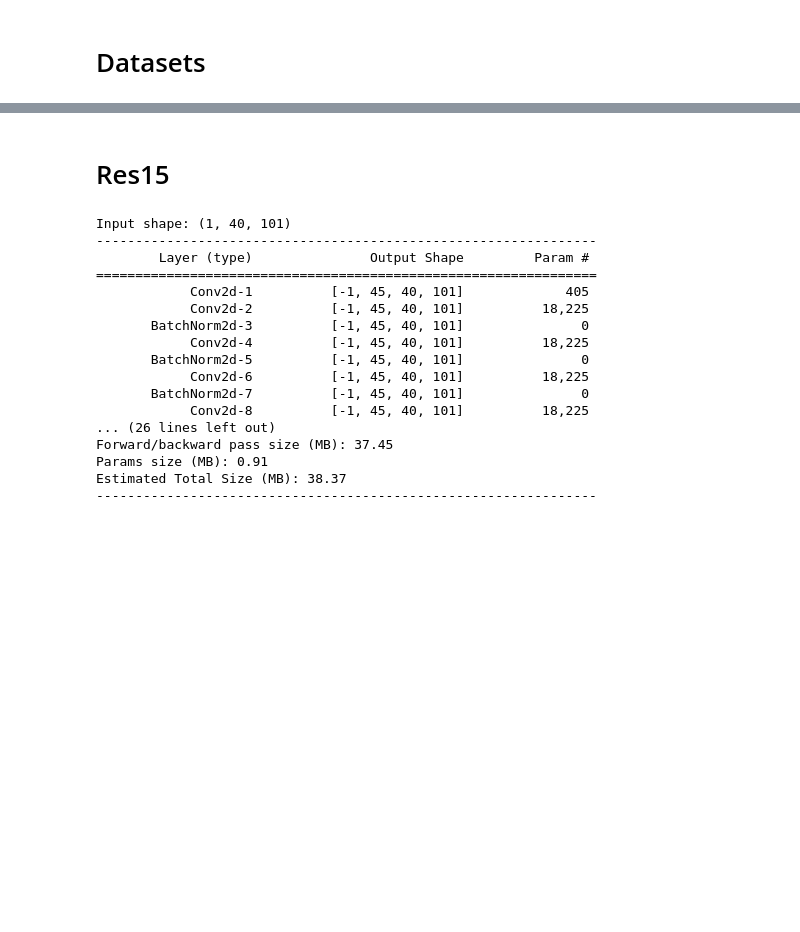
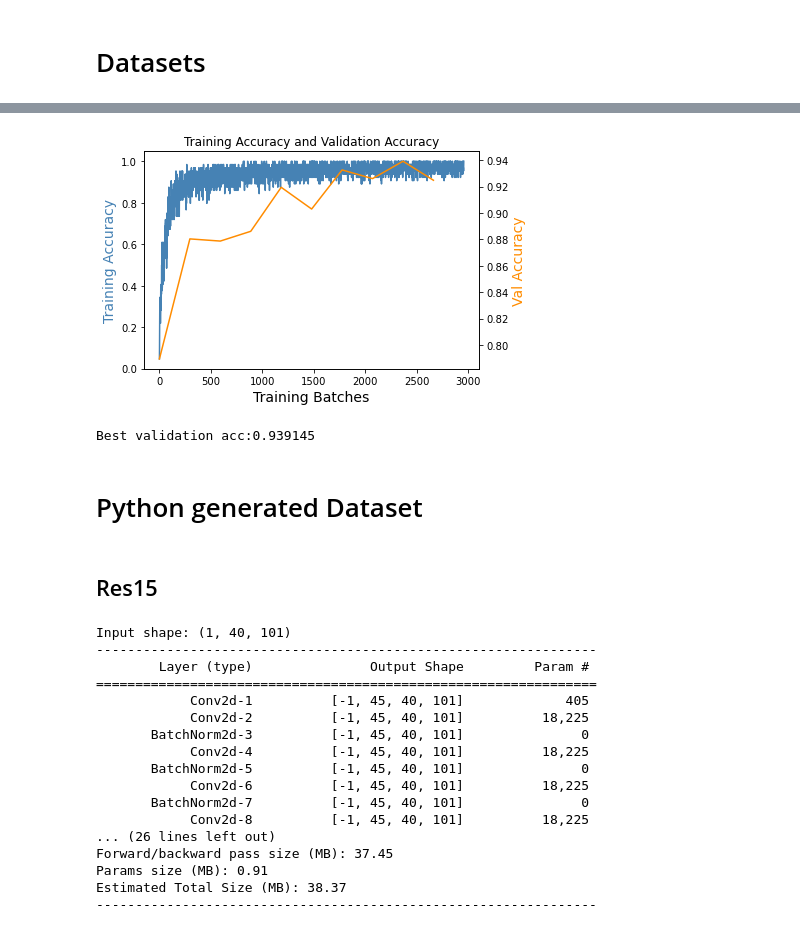
Before and after one commit to xs2445/KeywordSpotting, a Jupyter notebook: model_train.ipynb, the cells around one changed output, grey strips where cells are left out. Drawn from its saved outputs; the diff is of its cells as text; code cells hidden in the pictures; blank space fills up the shorter version.

```diff
--- a/model_train.ipynb
+++ b/model_train.ipynb
@@ -27,5 +93,16 @@ data_shape = train_set.__getitem__(0)[0].numpy().shape
+# %%
+train_val_plot(train_acc_history, val_acc_history,
+               save_path='./pics/n32-q3-a1-100-4000_res15_adam_acc.jpg',
+               title='Training Accuracy and Validation Accuracy',
+               y_label_1='Training Accuracy')
+print("Best validation acc:{:4f}".format(np.max(val_acc_history)))
+# %% [output]
+[figure, added]
+Best validation acc:0.939145
+# %% [markdown]
+# Python generated Dataset
 # %% [markdown]
-# Res15
+## Res15
 # %%
 model = SpeechResModel(len(train_set.class_names), "res15")
 
```
Also changed, not shown: parts of 12 cells of this notebook, 9 other files.
